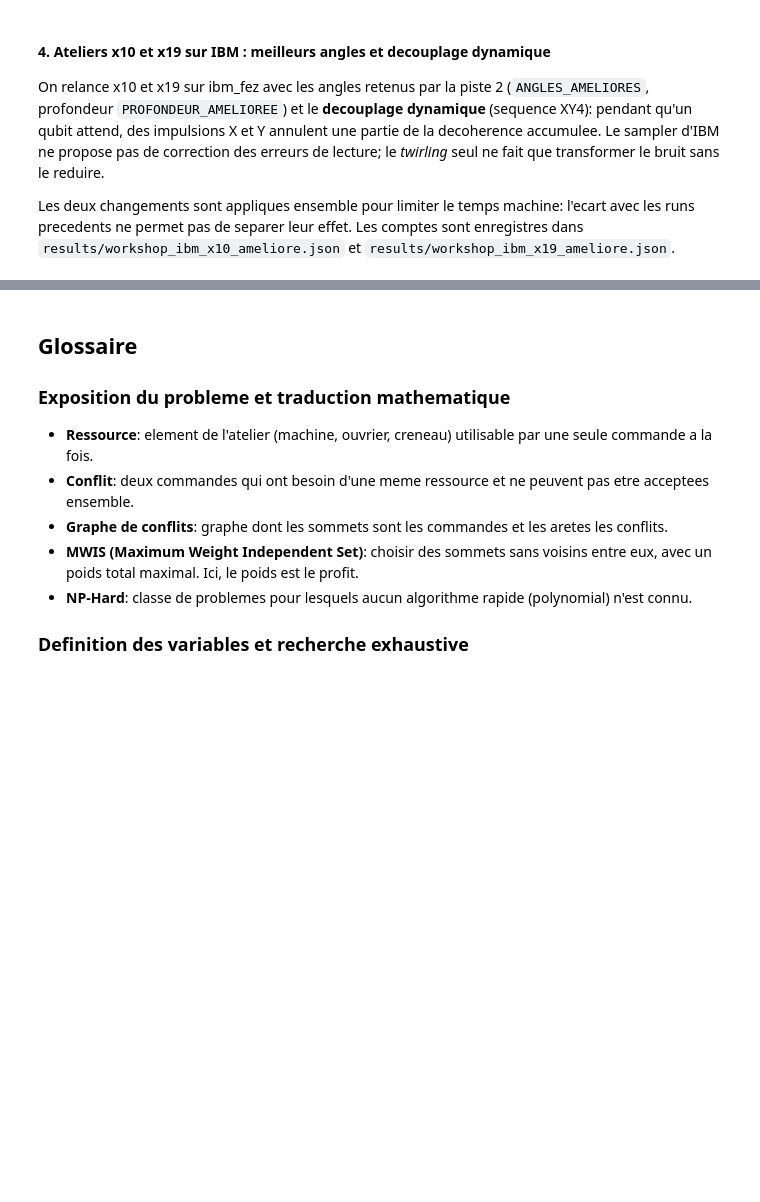
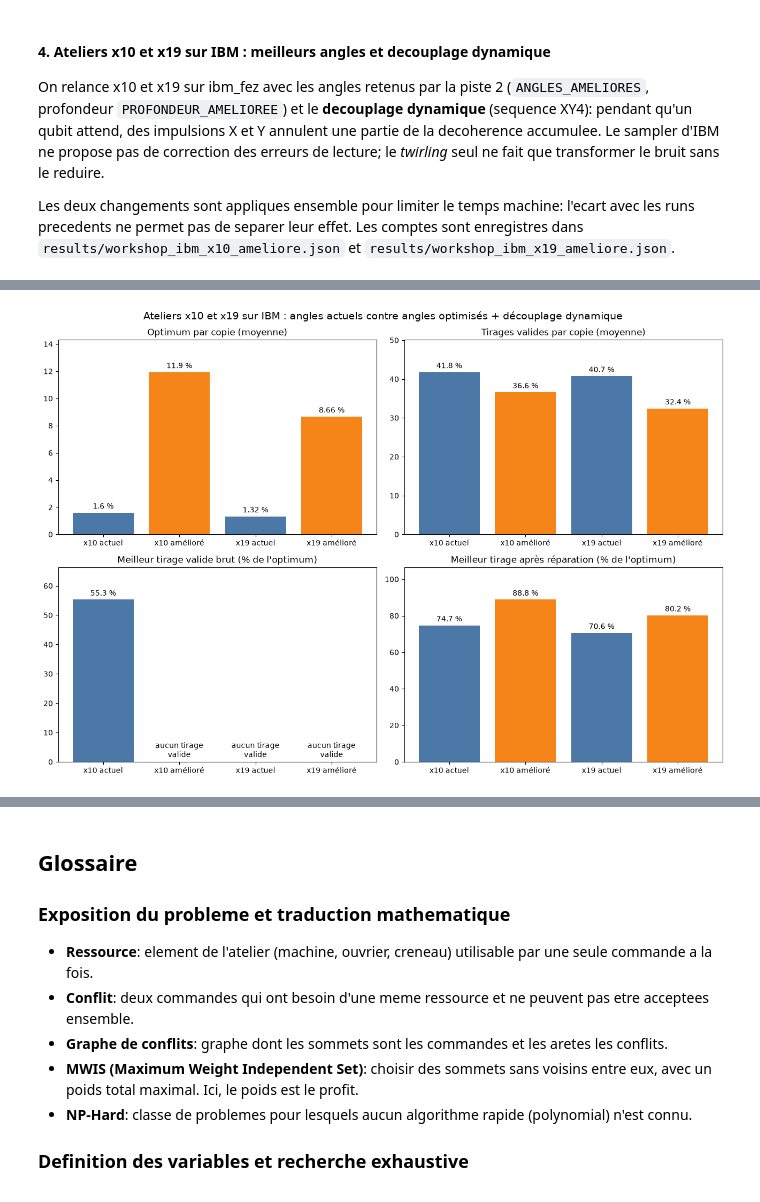
Before and after one commit to Julian52575/Quantum-Computing, a Jupyter notebook: WorkshopOrders.ipynb, the cells around one changed output, grey strips where cells are left out. Saved outputs shown, nothing was run; the diff lists cells and outputs as text; code cells hidden in the pictures; blank space fills up the shorter version.

```diff
--- a/WorkshopOrders.ipynb
+++ b/WorkshopOrders.ipynb
@@ -1387,7 +1391,8 @@ def separer_par_groupe(circuit) -> list[tuple[Any, list[int]]]:
     for operations, bits in groupes.values():
         if not bits:
             continue  # groupe sans mesure : n'influence aucun tirage
-        sous = QuantumCircuit(circuit.qubits, ClassicalRegister(len(bits), "meas"))
+        # Registre `q` du circuit transpile : le decouplage dynamique n'accepte que des circuits physiques.
+        sous = QuantumCircuit(*circuit.qregs, ClassicalRegister(len(bits), "meas"))
         k = 0
         for inst in operations:
             if inst.operation.name == "measure":
@@ -3018,36 +3778,39 @@ sauvegarde_x19_ameliore, RELEVE_X19_AMELIORE = benchmark_atelier_ibm(
 # Graphes : angles actuels contre angles optimises + decouplage dynamique, avec et sans reparation (comptes lus dans results/).
 RUNS_AMELIORATION: dict[str, tuple[str, int]] = {
     "x10 actuel": ("x10", 10), "x10 amélioré": ("x10_ameliore", 10),
     "x19 actuel": ("x19", 19), "x19 amélioré": ("x19_ameliore", 19),
 }
 RELEVES_AMELIORATION: dict[str, dict[str, float]] = {}
 for etiquette, (nom, facteur) in RUNS_AMELIORATION.items():
     sauvegarde = charger_ibm(nom)
     if sauvegarde is None:
         print(f"{etiquette} : comptes absents ({chemin_ibm(nom)})")
         continue
     RELEVES_AMELIORATION[etiquette] = analyser_atelier(sauvegarde, facteur)[0]
 
-def barres_amelioration(ax, valeurs: dict[str, float], titre: str, unite: str, log: bool = False) -> None:
+def barres_amelioration(ax, valeurs: dict[str, float], titre: str, unite: str, log: bool = False, zero: str | None = None) -> None:
     noms: list[str] = list(valeurs)
     barres = ax.bar(noms, [max(v, 1e-9) if log else v for v in valeurs.values()],
                     color=[COULEURS[0] if "actuel" in n else COULEURS[1] for n in noms])
-    ax.bar_label(barres, labels=[f"{v:.3g}{unite}" for v in valeurs.values()], padding=3)
+    ax.bar_label(barres, labels=[zero if zero and not v else f"{v:.3g}{unite}" for v in valeurs.values()], padding=3)
     if log:
         ax.set_yscale("log")
     ax.set_title(titre)
     ax.margins(y=0.2)
 
 if RELEVES_AMELIORATION:
     r = RELEVES_AMELIORATION
     fig, axes = plt.subplots(2, 2, figsize=(13, 9))
     barres_amelioration(axes[0, 0], {n: v["optimum_copie_pct"] for n, v in r.items()}, "Optimum par copie (moyenne)", " %")
     barres_amelioration(axes[0, 1], {n: v["valide_copie_pct"] for n, v in r.items()}, "Tirages valides par copie (moyenne)", " %")
-    barres_amelioration(axes[1, 0], {n: 100 * v["profit"] / v["optimal"] for n, v in r.items()}, "Meilleur tirage valide brut (% de l'optimum)", " %")
+    barres_amelioration(axes[1, 0], {n: 100 * v["profit"] / v["optimal"] for n, v in r.items()}, "Meilleur tirage valide brut (% de l'optimum)", " %",
+                         zero="aucun tirage\nvalide")
     barres_amelioration(axes[1, 1], {n: 100 * v["profit_repare"] / v["optimal"] for n, v in r.items()}, "Meilleur tirage après réparation (% de l'optimum)", " %")
     fig.suptitle("Ateliers x10 et x19 sur IBM : angles actuels contre angles optimisés + découplage dynamique", fontsize=14)
     fig.tight_layout()
     plt.show()
+# %% [output]
+[figure, added]
 # %% [markdown]
 ## Conclusion
 
```
Also changed, not shown: parts of 12 cells of this notebook.
